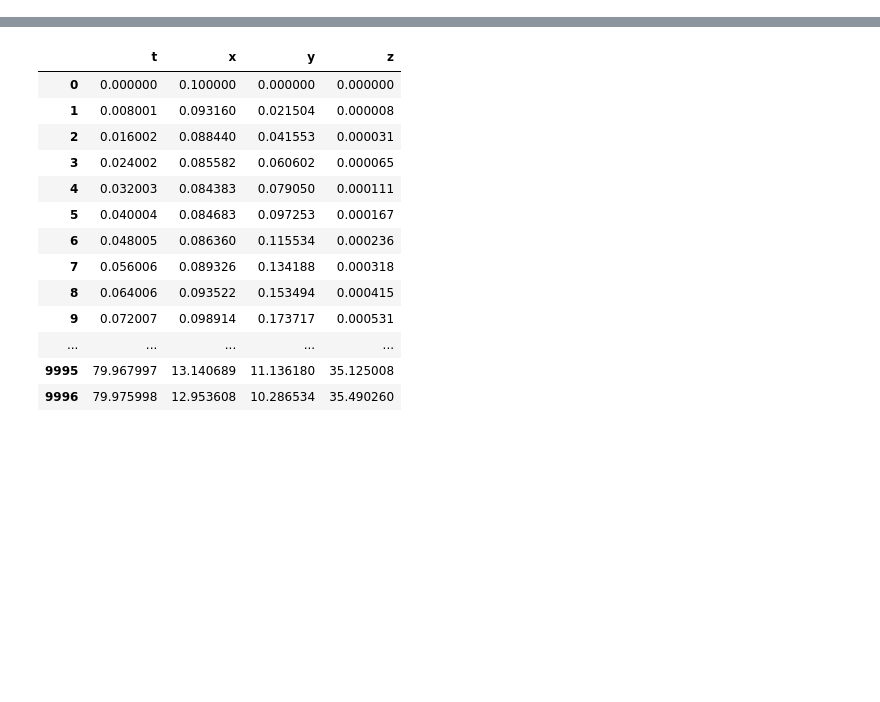
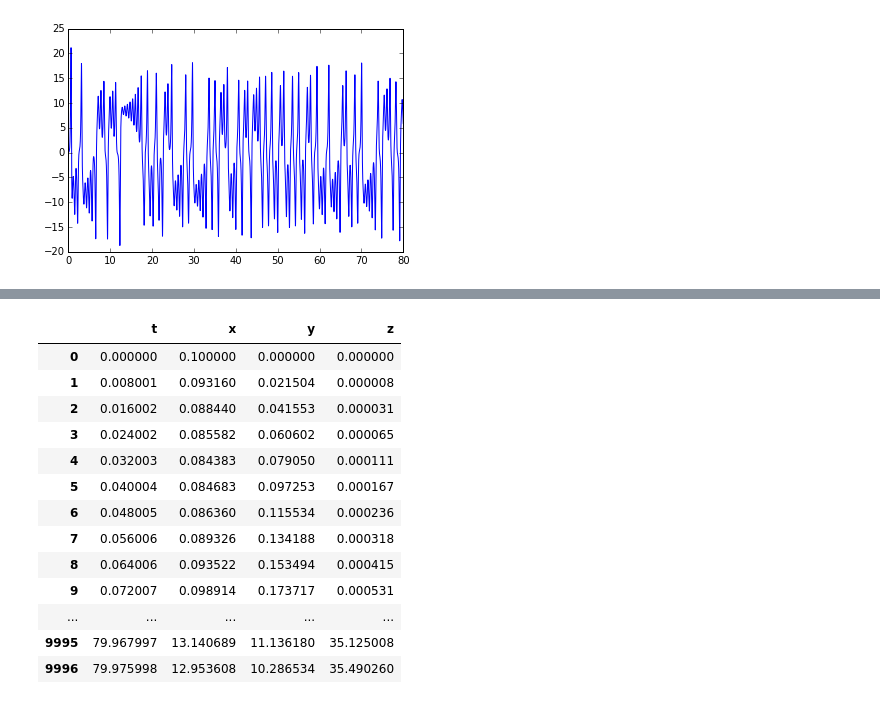
Before and after one commit to stewa165/CS510-Fall2015-Midterm, a Jupyter notebook: ExploreAttractor.ipynb, the cells around one changed output, grey strips where cells are left out. Cells and saved outputs as stored; diff of their text form; code cells hidden in the pictures; blank space fills up the shorter version.

```diff
--- a/ExploreAttractor.ipynb
+++ b/ExploreAttractor.ipynb
@@ -5,0 +31,4 @@ a = Attractor()
+# %%
+a.plotx()
+# %% [output]
+[figure, added]
```
Also changed, not shown: parts of 22 cells of this notebook, 1 other file.
